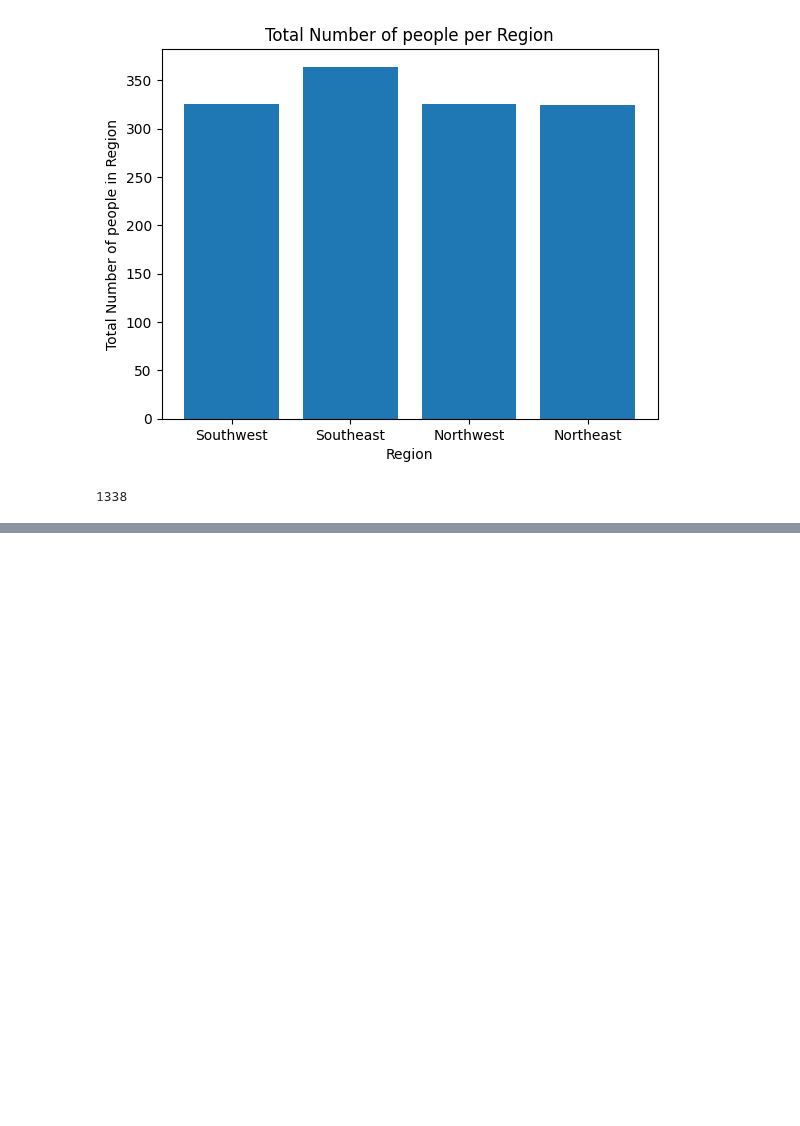
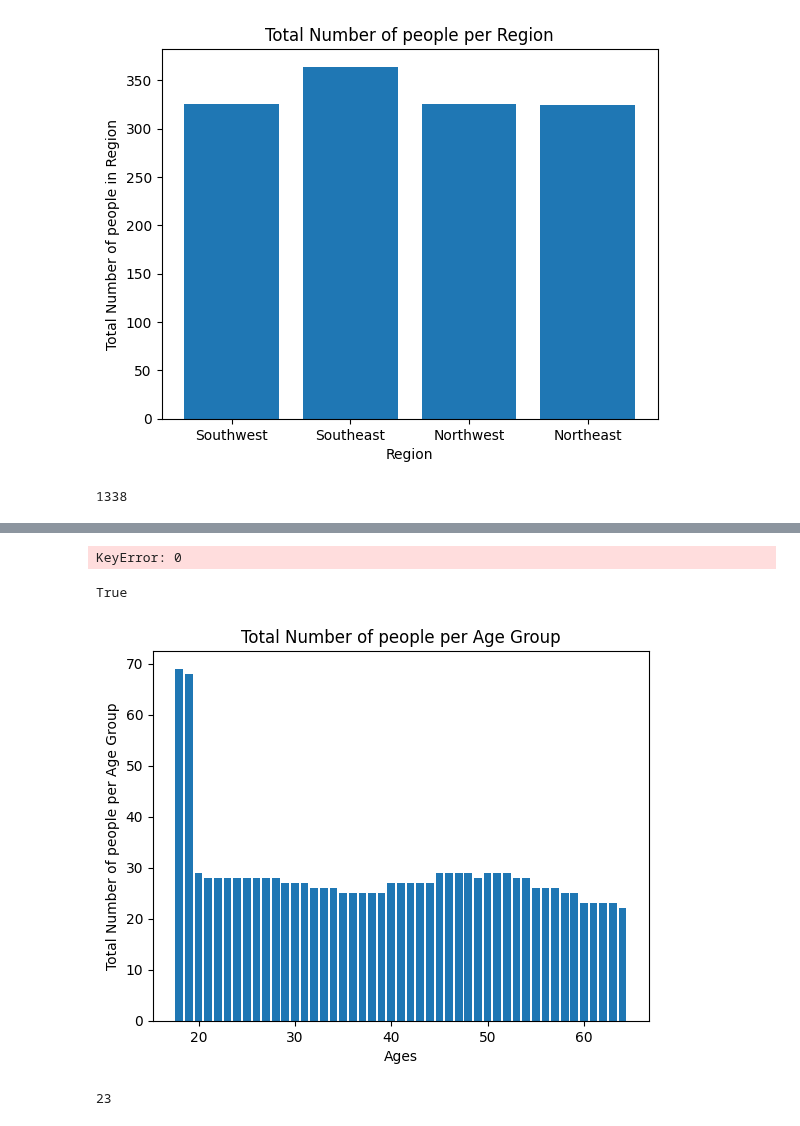
Before and after one commit to lewinskie254/eda, a Jupyter notebook: bivariate_stats.ipynb, the cells around one changed output, grey strips where cells are left out. Saved outputs shown, nothing was run; the diff lists cells and outputs as text; code cells hidden in the pictures; blank space fills up the shorter version.

```diff
--- a/bivariate_stats.ipynb
+++ b/bivariate_stats.ipynb
@@ -101,0 +108,2 @@ len(df)
+# %%
+age_groups_nums = { i: len(df[df['age'] == i]) for i in age.unique()}
@@ -101,0 +128,21 @@ len(df)
+# %%
+ages = list(age.unique())
+total_number_per_age_group = [age_groups_nums[i] for i in age_groups_nums.keys()]
+# %% [output]
+KeyError: 0
+# %%
+len(ages) == len(total_number_per_age_group)
+# %% [output]
+True
+# %%
+plt.bar(ages, total_number_per_age_group)
+plt.xlabel('Ages')
+plt.ylabel('Total Number of people per Age Group')
+plt.title('Total Number of people per Age Group')
+plt.show()
+# %% [output]
+[figure, added]
+# %%
+len(df[df['age'] == 60])
+# %% [output]
+23
```
Also changed, not shown: parts of 4 cells of this notebook.
